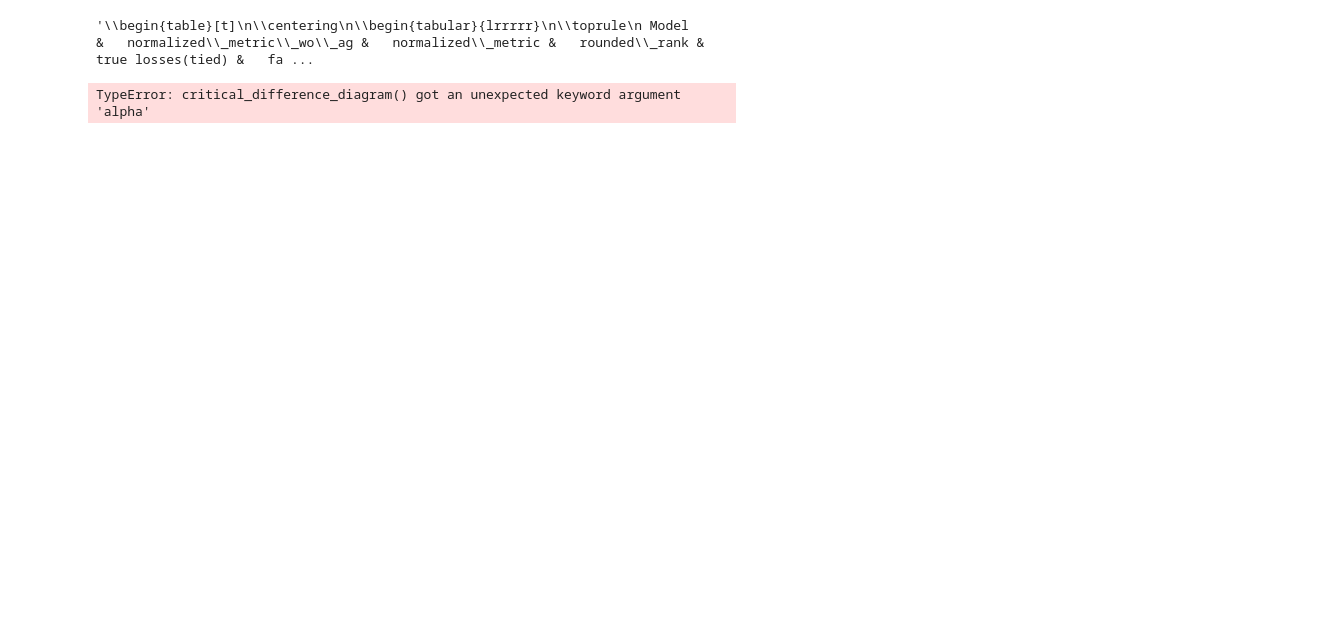
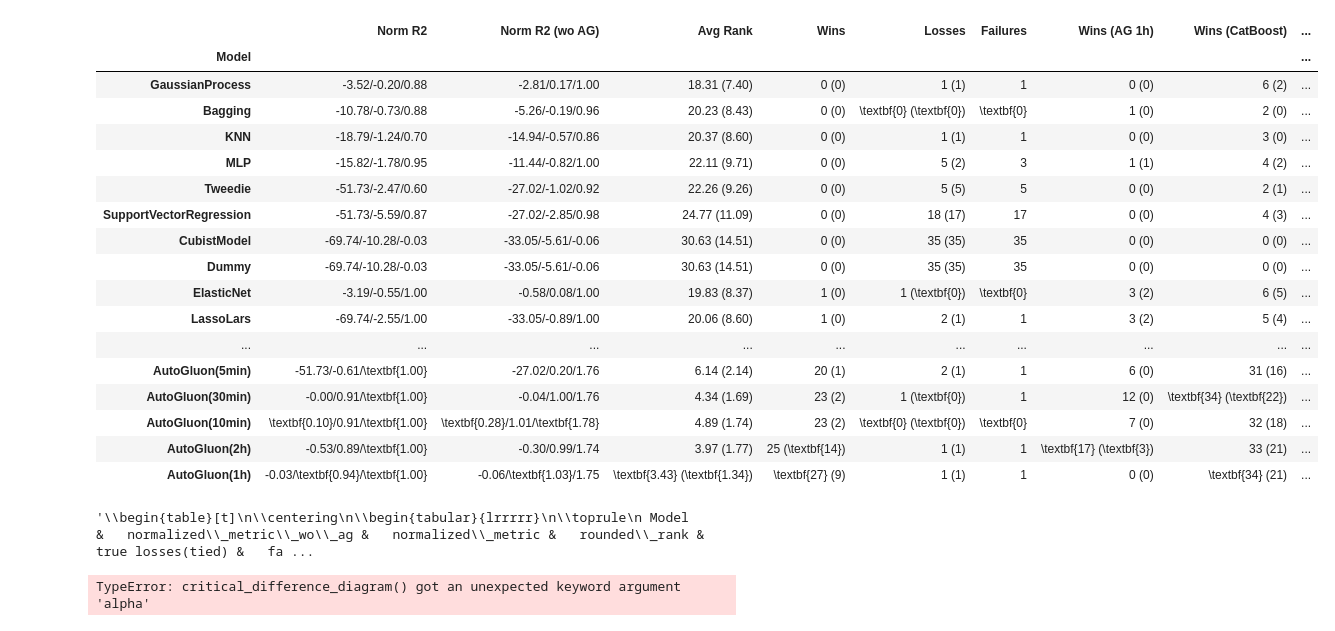
Before and after one commit to JP-SystemsX/AutoViMet, a Jupyter notebook: analysis/performance_comparison.ipynb, the cells around one changed output. Drawn from its saved outputs; the diff is of its cells as text; code cells hidden in the pictures; blank space fills up the shorter version.

```diff
--- a/analysis/performance_comparison.ipynb
+++ b/analysis/performance_comparison.ipynb
@@ -221,0 +321,72 @@ df_.sort_values(by=["normalized_metric_wo_ag", "rank"])
+# %%
+def bold_if(value, best_value):
+    if isinstance(value, int):
+        if value == best_value:
+            return f"\\textbf{{{value}}}"
+        else:
+            return f"{value}"
+    else:
+        if value == best_value:
+            return f"\\textbf{{{value:.2f}}}"
+        else:
+            return f"{value:.2f}"
+
+def pretty(x, value_name):
+    return bold_if(x[value_name], best_entries[value_name])
+
+best_entries = {
+    "Norm_R2_min": df_ctr_ready["Norm_R2_min"].max(),
+    "Norm_R2_max": df_ctr_ready["Norm_R2_max"].max(),
+    "Norm_R2": df_ctr_ready["Norm_R2"].max(),
+    "Norm_R2_wo_AG_min": df_ctr_ready["Norm_R2_wo_AG_min"].max(),
+    "Norm_R2_wo_AG_max": df_ctr_ready["Norm_R2_wo_AG_max"].max(),
+    "Norm_R2_wo_AG": df_ctr_ready["Norm_R2_wo_AG"].max(),
+    "Rank": df_ctr_ready["Rank"].min(),
+    "Rank_round": df_ctr_ready["Rank_round"].min(),
+    "True_Losses_tied": df_ctr_ready["True_Losses_tied"].min(),
+    "True_Losses_raw": df_ctr_ready["True_Losses_raw"].min(),
+    "True_Wins_tied": df_ctr_ready["True_Wins_tied"].max(),
+    "True_Wins_raw": df_ctr_ready["True_Wins_raw"].max(),
+    "failures": df_ctr_ready["failures"].min(),
+    "Wins_Against_AG_1h": df_ctr_ready["Wins_Against_AG_1h"].max(),
+    "Wins_Against_AG_2h": df_ctr_ready["Wins_Against_AG_2h"].max(),
+    "Wins_Against_CatBoost": df_ctr_ready["Wins_Against_CatBoost"].max(),
+    "Wins_Against_ExtraTrees": df_ctr_ready["Wins_Against_ExtraTrees"].max(),
+    "Sig Wins against AutoGluon(1h)": df_ctr_ready["Sig Wins against AutoGluon(1h)"].max(),
+    "Sig Wins against AutoGluon(2h)": df_ctr_ready["Sig Wins against AutoGluon(2h)"].max(),
+    "Sig Wins against CatBoost": df_ctr_ready["Sig Wins against CatBoost"].max(),
+    "Sig Wins against ExtraTrees": df_ctr_ready["Sig Wins against ExtraTrees"].max(),
+}
+df_ctr_ready["Norm R2"] = df_ctr_ready.apply(lambda x: f"{pretty(x, 'Norm_R2_min')}/{pretty(x, 'Norm_R2')}/{pretty(x, 'Norm_R2_max')}", axis=1)
+df_ctr_ready["Norm R2 (wo AG)"] = df_ctr_ready.apply(lambda x: f"{pretty(x, 'Norm_R2_wo_AG_min')}/{pretty(x, 'Norm_R2_wo_AG')}/{pretty(x, 'Norm_R2_wo_AG_max')}", axis=1)
+df_ctr_ready["Avg Rank"] = df_ctr_ready.apply(lambda x: f"{pretty(x, 'Rank')} ({pretty(x, 'Rank_round')})", axis=1)
+df_ctr_ready["Wins"] = df_ctr_ready.apply(lambda x: f"{pretty(x, 'True_Wins_tied')} ({pretty(x, 'True_Wins_raw')})", axis=1) # Based on rounded Rank + Ignore Wins when EVERY model performs the same
+df_ctr_ready["Losses"] = df_ctr_ready.apply(lambda x: f"{pretty(x, 'True_Losses_tied')} ({pretty(x, 'True_Losses_raw')})", axis=1) # Based on rounded Rank + Ignore Losses when EVERY model performs terrible
+df_ctr_ready["Failures"] = df_ctr_ready.apply(lambda x: f"{pretty(x, 'failures')}", axis=1)
+
+df_ctr_ready["Wins (AG 1h)"] = df_ctr_ready.apply(lambda x: f"{pretty(x, 'Wins_Against_AG_1h')} ({pretty(x, 'Sig Wins against AutoGluon(1h)')})", axis=1)
+df_ctr_ready["Wins (AG 2h)"] = df_ctr_ready.apply(lambda x: f"{pretty(x, 'Wins_Against_AG_2h')} ({pretty(x, 'Sig Wins against AutoGluon(2h)')})", axis=1)
+df_ctr_ready["Wins (CatBoost)"] = df_ctr_ready.apply(lambda x: f"{pretty(x, 'Wins_Against_CatBoost')} ({pretty(x, 'Sig Wins against CatBoost')})", axis=1)
+df_ctr_ready["Wins (ExtraTrees)"] = df_ctr_ready.apply(lambda x: f"{pretty(x, 'Wins_Against_ExtraTrees')} ({pretty(x, 'Sig Wins against ExtraTrees')})", axis=1)
+
+df_for_render = df_ctr_ready[["Norm R2", "Norm R2 (wo AG)", "Avg Rank", "Wins", "Losses", "Failures", "Wins (AG 1h)", "Wins (CatBoost)", "Wins (ExtraTrees)"]]
+df_for_render
+# %% [output]
+|  | Norm R2 | Norm R2 (wo AG) | Avg Rank | Wins | Losses | Failures | Wins (AG 1h) | Wins (CatBoost) | ... |
+| Model |  |  |  |  |  |  |  |  | ... |
+| GaussianProcess | -3.52/-0.20/0.88 | -2.81/0.17/1.00 | 18.31 (7.40) | 0 (0) | 1 (1) | 1 | 0 (0) | 6 (2) | ... |
+| Bagging | -10.78/-0.73/0.88 | -5.26/-0.19/0.96 | 20.23 (8.43) | 0 (0) | \textbf{0} (\textbf{0}) | \textbf{0} | 1 (0) | 2 (0) | ... |
+| KNN | -18.79/-1.24/0.70 | -14.94/-0.57/0.86 | 20.37 (8.60) | 0 (0) | 1 (1) | 1 | 0 (0) | 3 (0) | ... |
+| MLP | -15.82/-1.78/0.95 | -11.44/-0.82/1.00 | 22.11 (9.71) | 0 (0) | 5 (2) | 3 | 1 (1) | 4 (2) | ... |
+| Tweedie | -51.73/-2.47/0.60 | -27.02/-1.02/0.92 | 22.26 (9.26) | 0 (0) | 5 (5) | 5 | 0 (0) | 2 (1) | ... |
+| SupportVectorRegression | -51.73/-5.59/0.87 | -27.02/-2.85/0.98 | 24.77 (11.09) | 0 (0) | 18 (17) | 17 | 0 (0) | 4 (3) | ... |
+| CubistModel | -69.74/-10.28/-0.03 | -33.05/-5.61/-0.06 | 30.63 (14.51) | 0 (0) | 35 (35) | 35 | 0 (0) | 0 (0) | ... |
+| Dummy | -69.74/-10.28/-0.03 | -33.05/-5.61/-0.06 | 30.63 (14.51) | 0 (0) | 35 (35) | 35 | 0 (0) | 0 (0) | ... |
+| ElasticNet | -3.19/-0.55/1.00 | -0.58/0.08/1.00 | 19.83 (8.37) | 1 (0) | 1 (\textbf{0}) | \textbf{0} | 3 (2) | 6 (5) | ... |
+| LassoLars | -69.74/-2.55/1.00 | -33.05/-0.89/1.00 | 20.06 (8.60) | 1 (0) | 2 (1) | 1 | 3 (2) | 5 (4) | ... |
+| ... | ... | ... | ... | ... | ... | ... | ... | ... | ... |
+| AutoGluon(5min) | -51.73/-0.61/\textbf{1.00} | -27.02/0.20/1.76 | 6.14 (2.14) | 20 (1) | 2 (1) | 1 | 6 (0) | 31 (16) | ... |
+| AutoGluon(30min) | -0.00/0.91/\textbf{1.00} | -0.04/1.00/1.76 | 4.34 (1.69) | 23 (2) | 1 (\textbf{0}) | 1 | 12 (0) | \textbf{34} (\textbf{22}) | ... |
+| AutoGluon(10min) | \textbf{0.10}/0.91/\textbf{1.00} | \textbf{0.28}/1.01/\textbf{1.78} | 4.89 (1.74) | 23 (2) | \textbf{0} (\textbf{0}) | \textbf{0} | 7 (0) | 32 (18) | ... |
+| AutoGluon(2h) | -0.53/0.89/\textbf{1.00} | -0.30/0.99/1.74 | 3.97 (1.77) | 25 (\textbf{14}) | 1 (1) | 1 | \textbf{17} (\textbf{3}) | 33 (21) | ... |
+| AutoGluon(1h) | -0.03/\textbf{0.94}/\textbf{1.00} | -0.06/\textbf{1.03}/1.75 | \textbf{3.43} (\textbf{1.34}) | \textbf{27} (9) | 1 (1) | 1 | 0 (0) | \textbf{34} (21) | ... |
```
Also changed, not shown: parts of 11 cells of this notebook, 6 other files.
